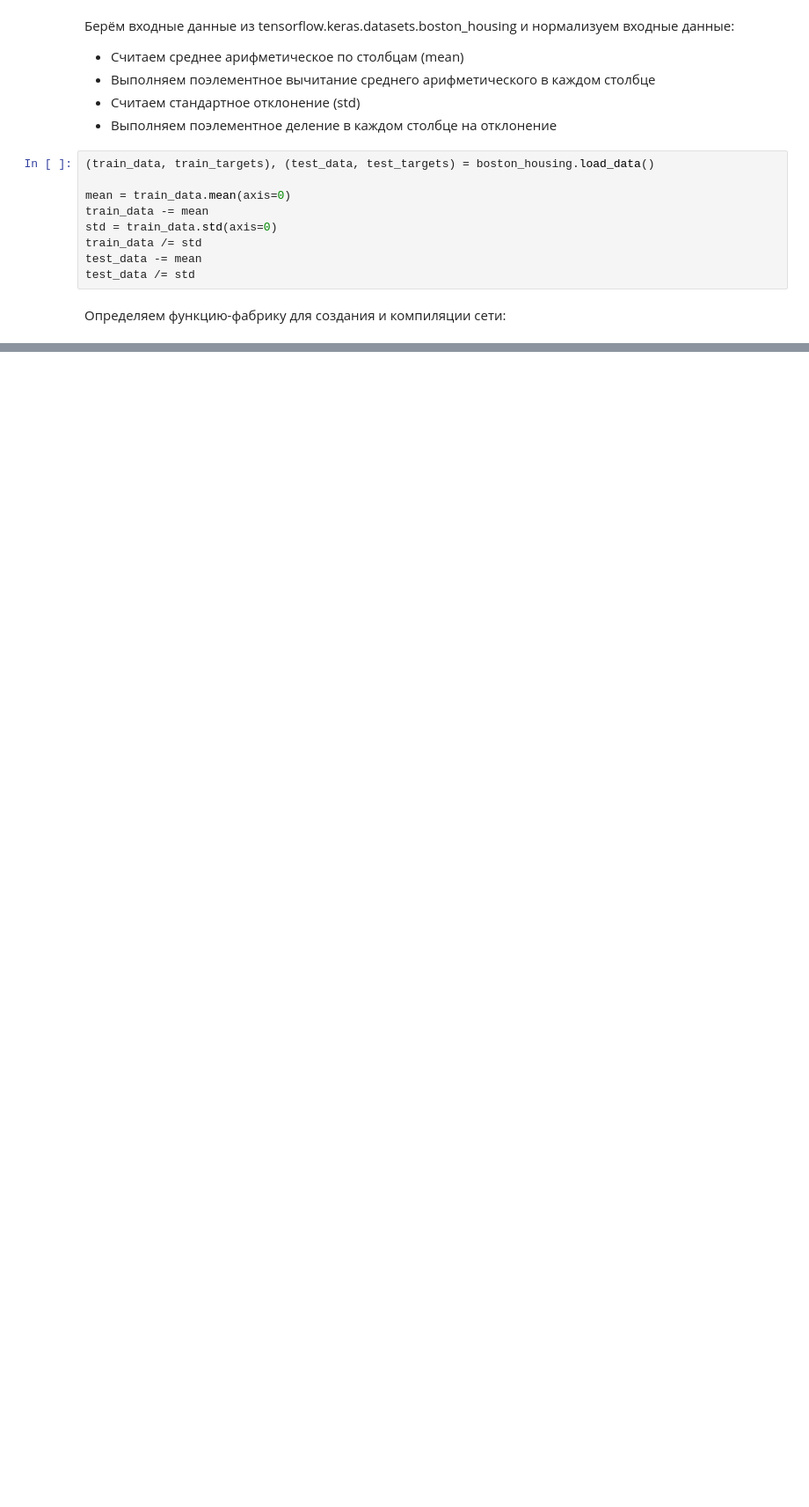
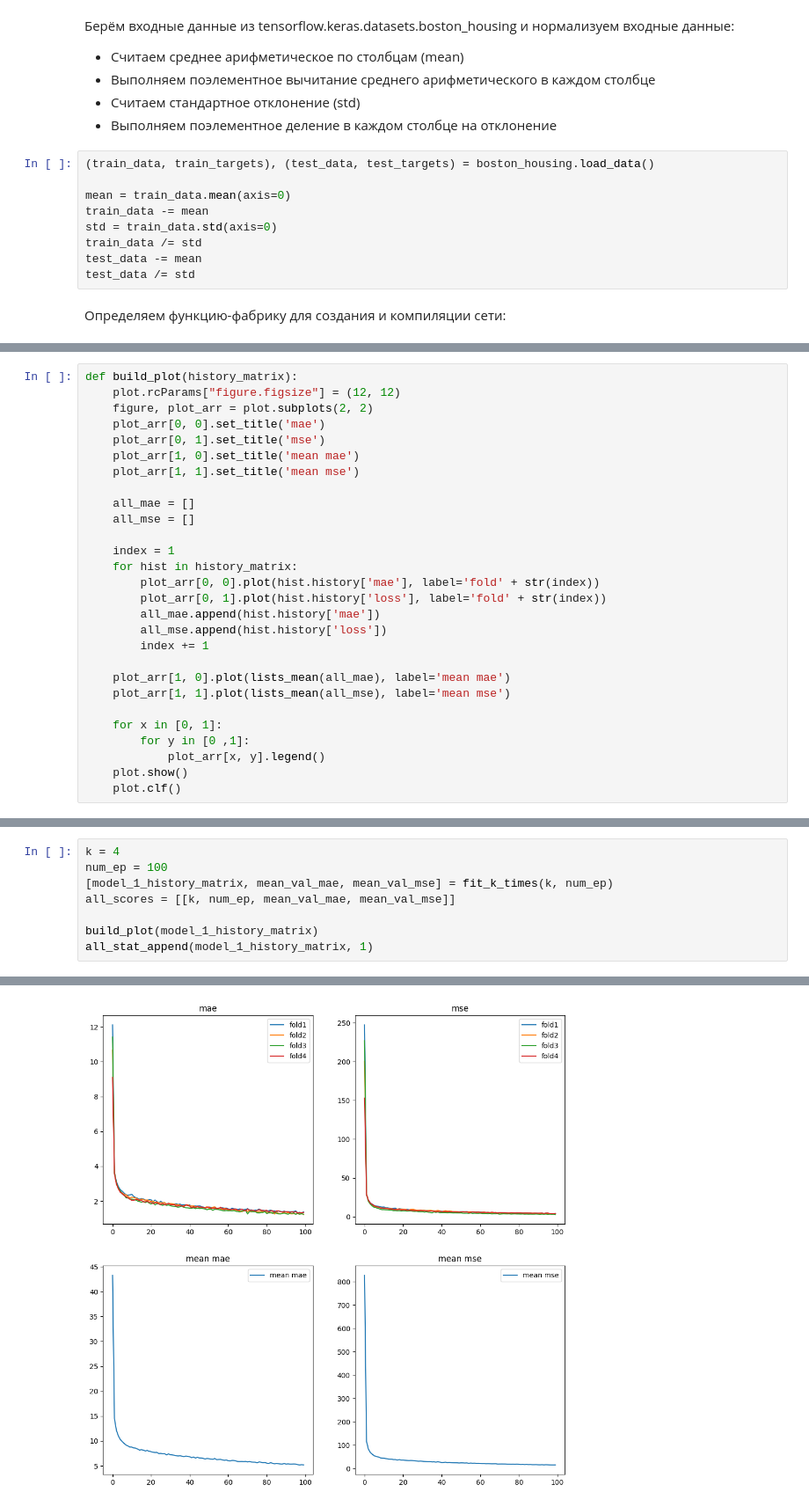
Before and after one commit to Keesaev/ai_python, a Jupyter notebook: lab3/lab3.ipynb, the cells around one changed output, grey strips where cells are left out. Shown at 88% size. Drawn from its saved outputs; the diff is of its cells as text; blank space fills up the shorter version.

```diff
--- a/lab3/lab3.ipynb
+++ b/lab3/lab3.ipynb
@@ -32,0 +78,28 @@ def build_model():
+# %%
+def build_plot(history_matrix):
+    plot.rcParams["figure.figsize"] = (12, 12)
+    figure, plot_arr = plot.subplots(2, 2)
+    plot_arr[0, 0].set_title('mae')
+    plot_arr[0, 1].set_title('mse')
+    plot_arr[1, 0].set_title('mean mae')
+    plot_arr[1, 1].set_title('mean mse')
+
+    all_mae = []
+    all_mse = []
+
+    index = 1
+    for hist in history_matrix:
+        plot_arr[0, 0].plot(hist.history['mae'], label='fold' + str(index))
+        plot_arr[0, 1].plot(hist.history['loss'], label='fold' + str(index))
+        all_mae.append(hist.history['mae'])
+        all_mse.append(hist.history['loss'])
+        index += 1
+
+    plot_arr[1, 0].plot(lists_mean(all_mae), label='mean mae')
+    plot_arr[1, 1].plot(lists_mean(all_mse), label='mean mse')
+
+    for x in [0, 1]:
+        for y in [0 ,1]:
+            plot_arr[x, y].legend()
+    plot.show()
+    plot.clf()
@@ -76,0 +152,9 @@ processing fold # 3
+# %%
+k = 4
+num_ep = 100
+[model_1_history_matrix, mean_val_mae, mean_val_mse] = fit_k_times(k, num_ep)
+all_scores = [[k, num_ep, mean_val_mae, mean_val_mse]]
+
+build_plot(model_1_history_matrix)
+all_stat_append(model_1_history_matrix, 1)
+# %% [output]
@@ -76,0 +166 @@ processing fold # 3
+[figure, added]
```
Also changed, not shown: parts of 19 cells of this notebook.
